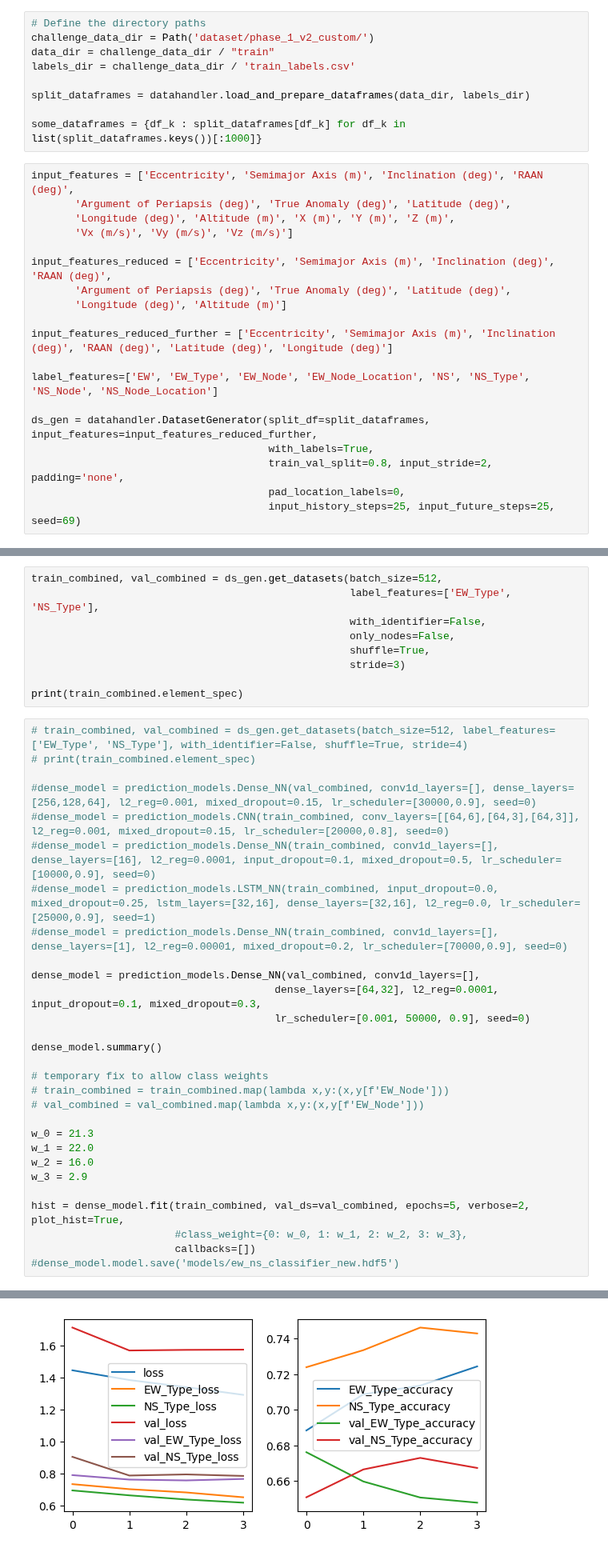
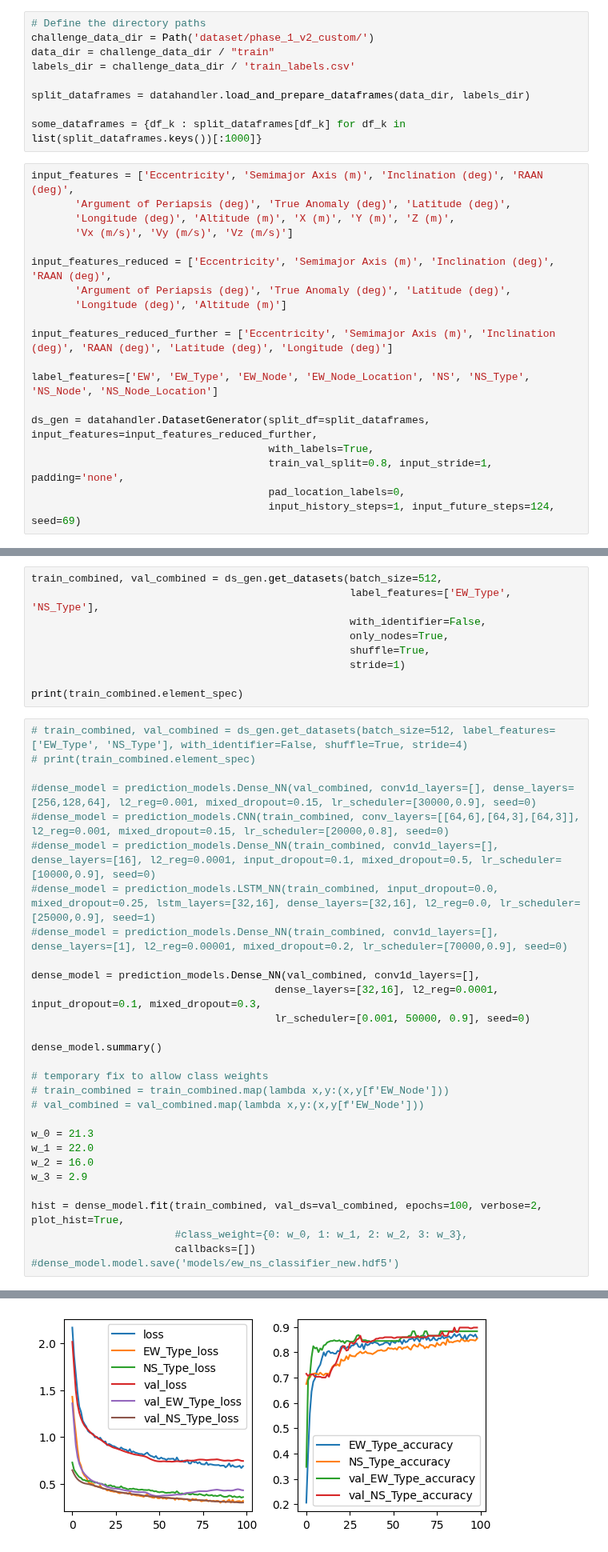
Before and after one commit to DavidBaldsiefen/splid-challenge, a Jupyter notebook: node_classifier.ipynb, the cells around one changed output, grey strips where cells are left out. Shown at 80% size. Drawn from its saved outputs; the diff is of its cells as text.

```diff
--- a/node_classifier.ipynb
+++ b/node_classifier.ipynb
@@ -41,9 +41,9 @@ label_features=['EW', 'EW_Type', 'EW_Node', 'EW_Node_Location', 'NS', 'NS_Type',
 
 ds_gen = datahandler.DatasetGenerator(split_df=split_dataframes, input_features=input_features_reduced_further,
                                       with_labels=True,
-                                      train_val_split=0.8, input_stride=2, padding='none',
+                                      train_val_split=0.8, input_stride=1, padding='none',
                                       pad_location_labels=0,
-                                      input_history_steps=25, input_future_steps=25, seed=69)
+                                      input_history_steps=1, input_future_steps=124, seed=69)
 # %% [output]
 =========================Creating Generator=======================
 Seed: 69
@@ -57,9 +57,9 @@ Sin-Transformed features: []
 train_combined, val_combined = ds_gen.get_datasets(batch_size=512,
                                                    label_features=['EW_Type', 'NS_Type'],
                                                    with_identifier=False,
-                                                   only_nodes=False,
+                                                   only_nodes=True,
                                                    shuffle=True,
-                                                   stride=3)
+                                                   stride=1)
 
 print(train_combined.element_spec)
 # %%
@@ -73,7 +73,7 @@ print(train_combined.element_spec)
 #dense_model = prediction_models.Dense_NN(train_combined, conv1d_layers=[], dense_layers=[1], l2_reg=0.00001, mixed_dropout=0.2, lr_scheduler=[70000,0.9], seed=0)
 
 dense_model = prediction_models.Dense_NN(val_combined, conv1d_layers=[],
-                                       dense_layers=[64,32], l2_reg=0.0001, input_dropout=0.1, mixed_dropout=0.3,
+                                       dense_layers=[32,16], l2_reg=0.0001, input_dropout=0.1, mixed_dropout=0.3,
                                        lr_scheduler=[0.001, 50000, 0.9], seed=0)
 
 dense_model.summary()
@@ -87,7 +87,7 @@ w_1 = 22.0
 w_2 = 16.0
 w_3 = 2.9
 
-hist = dense_model.fit(train_combined, val_ds=val_combined, epochs=5, verbose=2, plot_hist=True,
+hist = dense_model.fit(train_combined, val_ds=val_combined, epochs=100, verbose=2, plot_hist=True,
                        #class_weight={0: w_0, 1: w_1, 2: w_2, 3: w_3},
                        callbacks=[])
 #dense_model.model.save('models/ew_ns_classifier_new.hdf5')
@@ -131,3 +135,3 @@ Evaluating model:
-[figure, old version]
+[figure, new version]
 # %%
 pickle.dump(ds_gen.scaler, open('submission/models/ew_ns_classifier_scaler_new.pkl', 'wb'))
```
Also changed, not shown: parts of 17 cells of this notebook, 5 other files.
